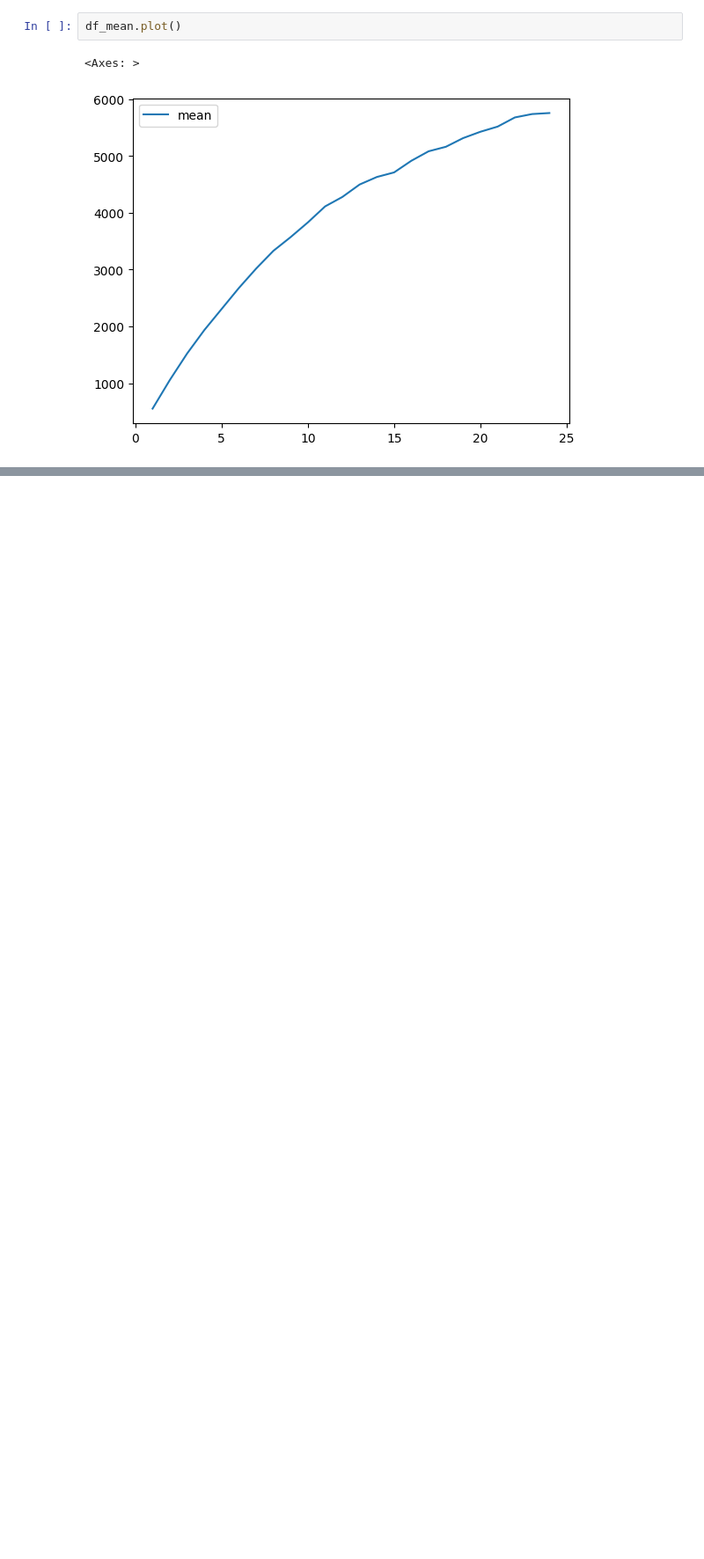
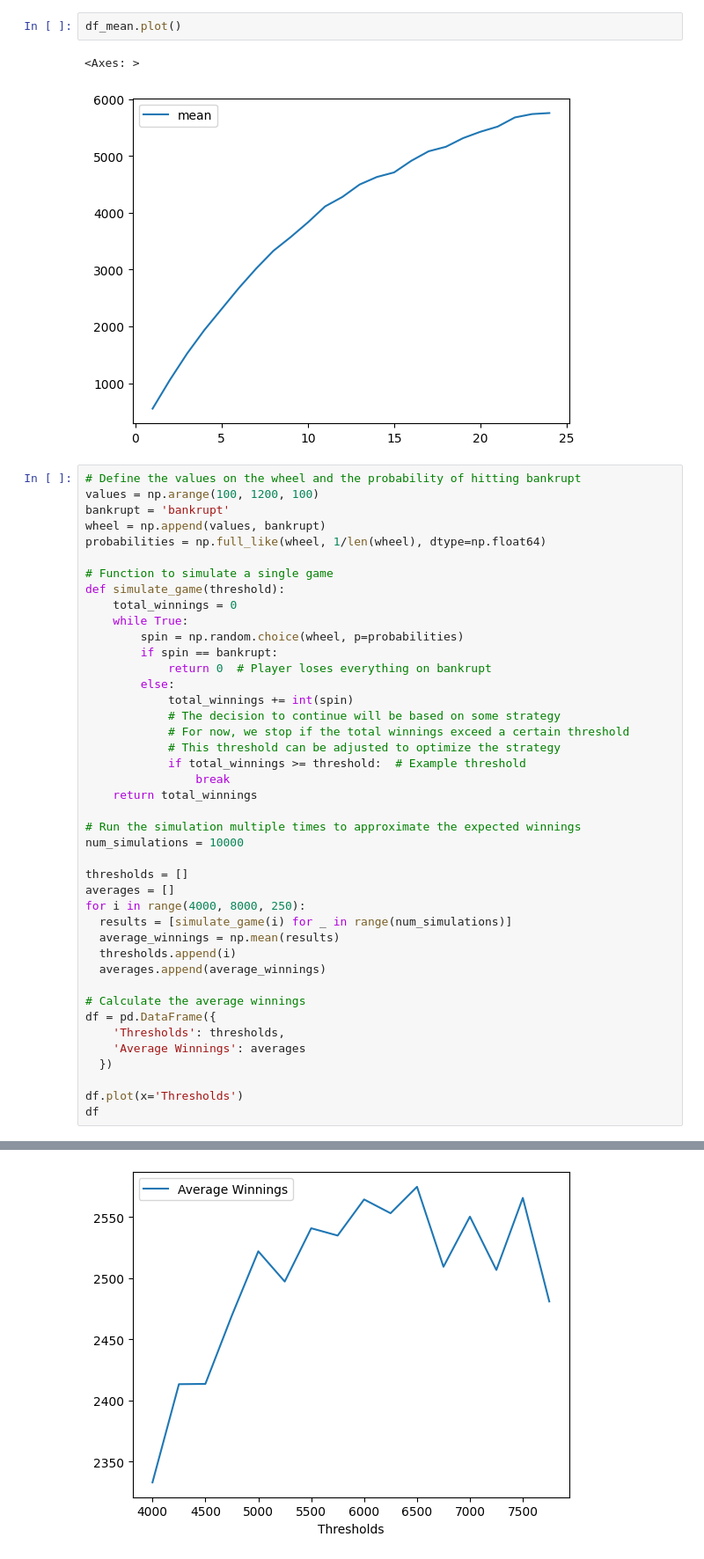
Before and after one commit to daleyren/MATH-235, a Jupyter notebook: pset-6/pset6.ipynb, the cells around one changed output, grey strips where cells are left out. Shown: that part at 88% size. Cells and saved outputs as stored; diff of their text form; blank space fills up the shorter version.

```diff
--- a/pset-6/pset6.ipynb
+++ b/pset-6/pset6.ipynb
@@ -172,3 +172,46 @@ df_mean.plot()
 # %% [output]
 <Axes: >
 [figure]
+# %%
+# Define the values on the wheel and the probability of hitting bankrupt
+values = np.arange(100, 1200, 100)
+bankrupt = 'bankrupt'
+wheel = np.append(values, bankrupt)
+probabilities = np.full_like(wheel, 1/len(wheel), dtype=np.float64)
+
+# Function to simulate a single game
+def simulate_game(threshold):
+    total_winnings = 0
+    while True:
+        spin = np.random.choice(wheel, p=probabilities)
+        if spin == bankrupt:
+            return 0  # Player loses everything on bankrupt
+        else:
+            total_winnings += int(spin)
+            # The decision to continue will be based on some strategy
+            # For now, we stop if the total winnings exceed a certain threshold
+            # This threshold can be adjusted to optimize the strategy
+            if total_winnings >= threshold:  # Example threshold
+                break
+    return total_winnings
+
+# Run the simulation multiple times to approximate the expected winnings
+num_simulations = 10000
+
+thresholds = []
+averages = []
+for i in range(4000, 8000, 250):
+  results = [simulate_game(i) for _ in range(num_simulations)]
+  average_winnings = np.mean(results)
+  thresholds.append(i)
+  averages.append(average_winnings)
+
+# Calculate the average winnings
+df = pd.DataFrame({
+    'Thresholds': thresholds,
+    'Average Winnings': averages
+  })
+
+df.plot(x='Thresholds')
+df
+# %% [output]
@@ -174,0 +235 @@ df_mean.plot()
+[figure, added]
```
Also changed, not shown: parts of 3 cells of this notebook.
